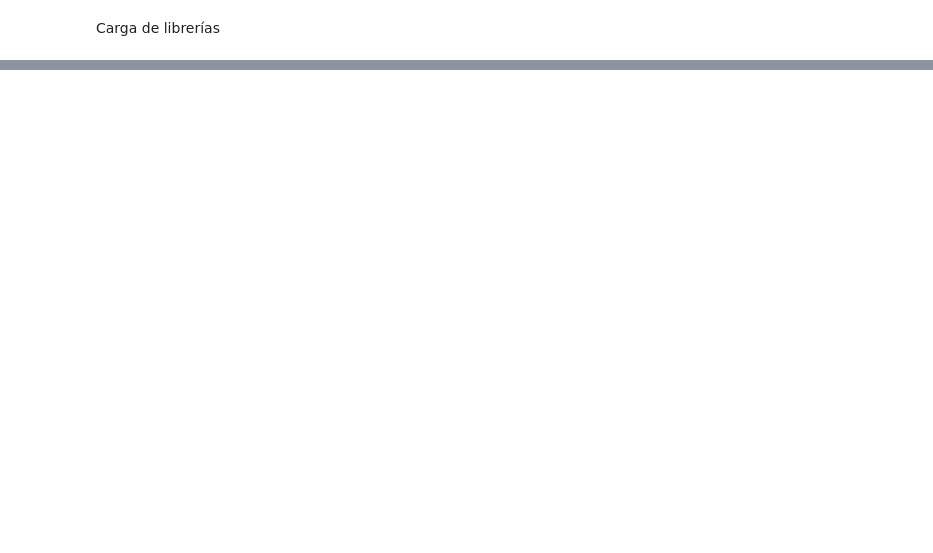
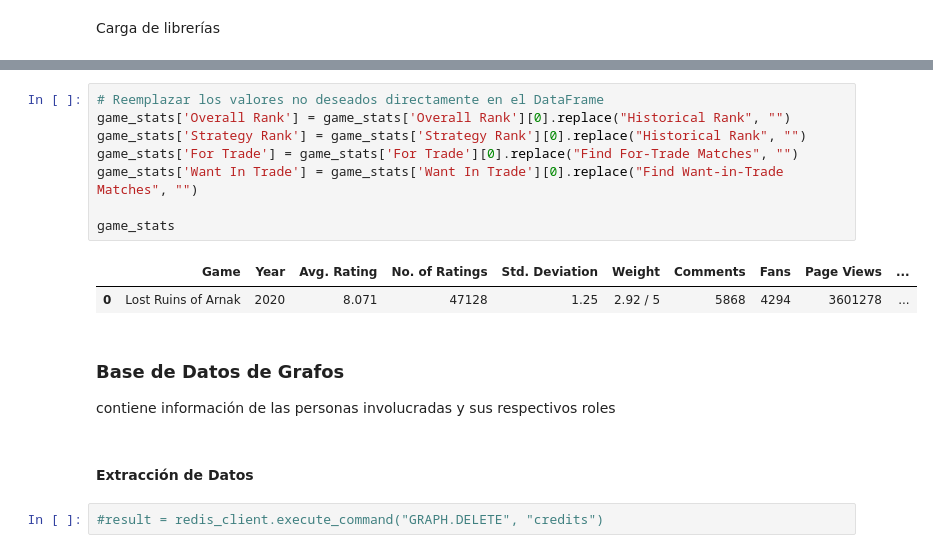
Before and after one commit to canistells/NLP, a Jupyter notebook: TP N°2 - Castells/PLN_TUIA_Castells_TP2.ipynb, the cells around one changed output, grey strips where cells are left out. Drawn from its saved outputs; the diff is of its cells as text; blank space fills up the shorter version.

```diff
--- a/TP N°2 - Castells/PLN_TUIA_Castells_TP2.ipynb
+++ b/TP N°2 - Castells/PLN_TUIA_Castells_TP2.ipynb
@@ -46,0 +506,19 @@ Arquitectura Modelo Ejercicio 2
+# %%
+# Reemplazar los valores no deseados directamente en el DataFrame
+game_stats['Overall Rank'] = game_stats['Overall Rank'][0].replace("Historical Rank", "")
+game_stats['Strategy Rank'] = game_stats['Strategy Rank'][0].replace("Historical Rank", "")
+game_stats['For Trade'] = game_stats['For Trade'][0].replace("Find For-Trade Matches", "")
+game_stats['Want In Trade'] = game_stats['Want In Trade'][0].replace("Find Want-in-Trade Matches", "")
+
+game_stats
+# %% [output]
+|  | Game | Year | Avg. Rating | No. of Ratings | Std. Deviation | Weight | Comments | Fans | Page Views | ... |
+| 0 | Lost Ruins of Arnak | 2020 | 8.071 | 47128 | 1.25 | 2.92 / 5 | 5868 | 4294 | 3601278 | ... |
+# %% [markdown]
+### Base de Datos de Grafos
+
+contiene información de las personas involucradas y sus respectivos roles
+# %% [markdown]
+#### Extracción de Datos
+# %%
+#result = redis_client.execute_command("GRAPH.DELETE", "credits")
```
Also changed, not shown: parts of 70 cells of this notebook.
